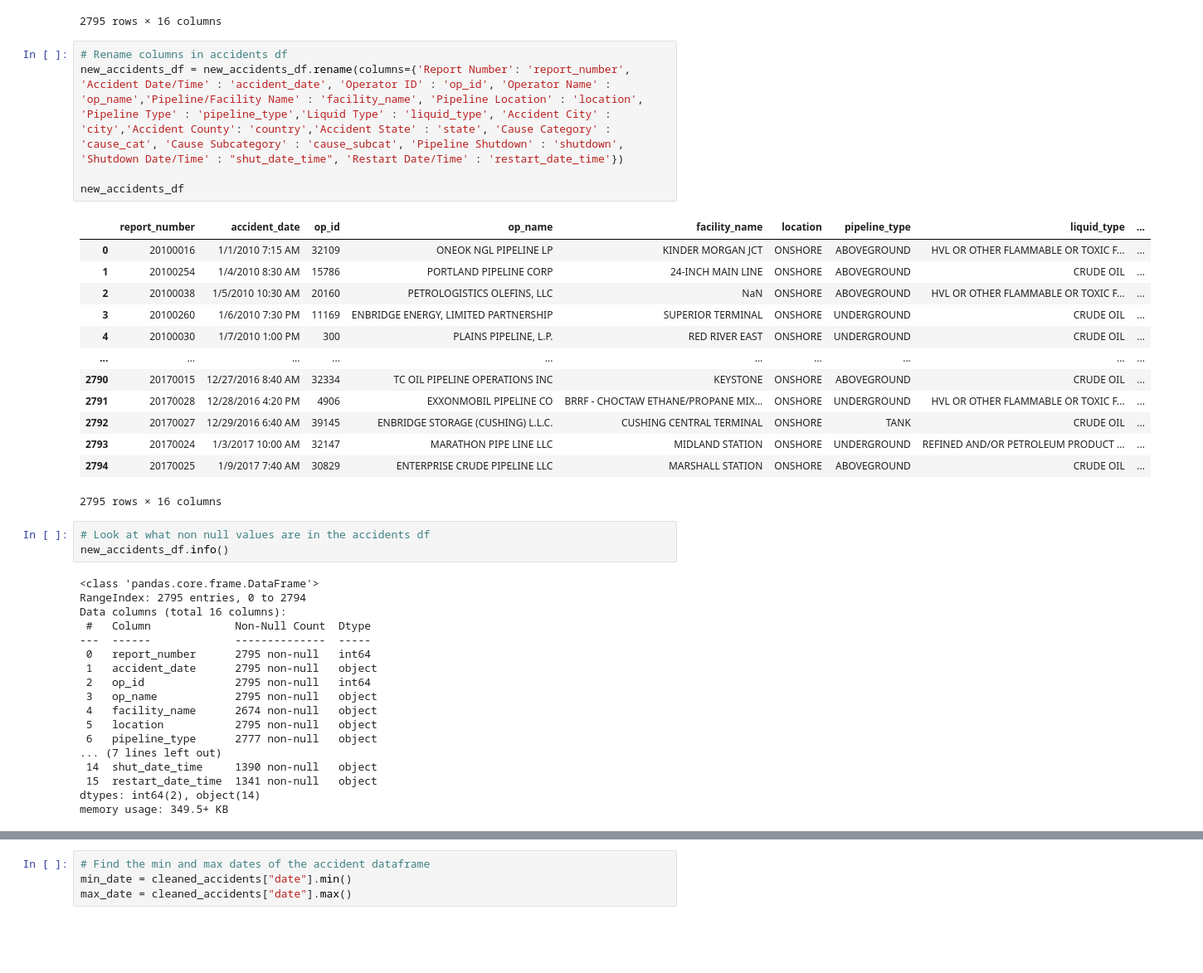
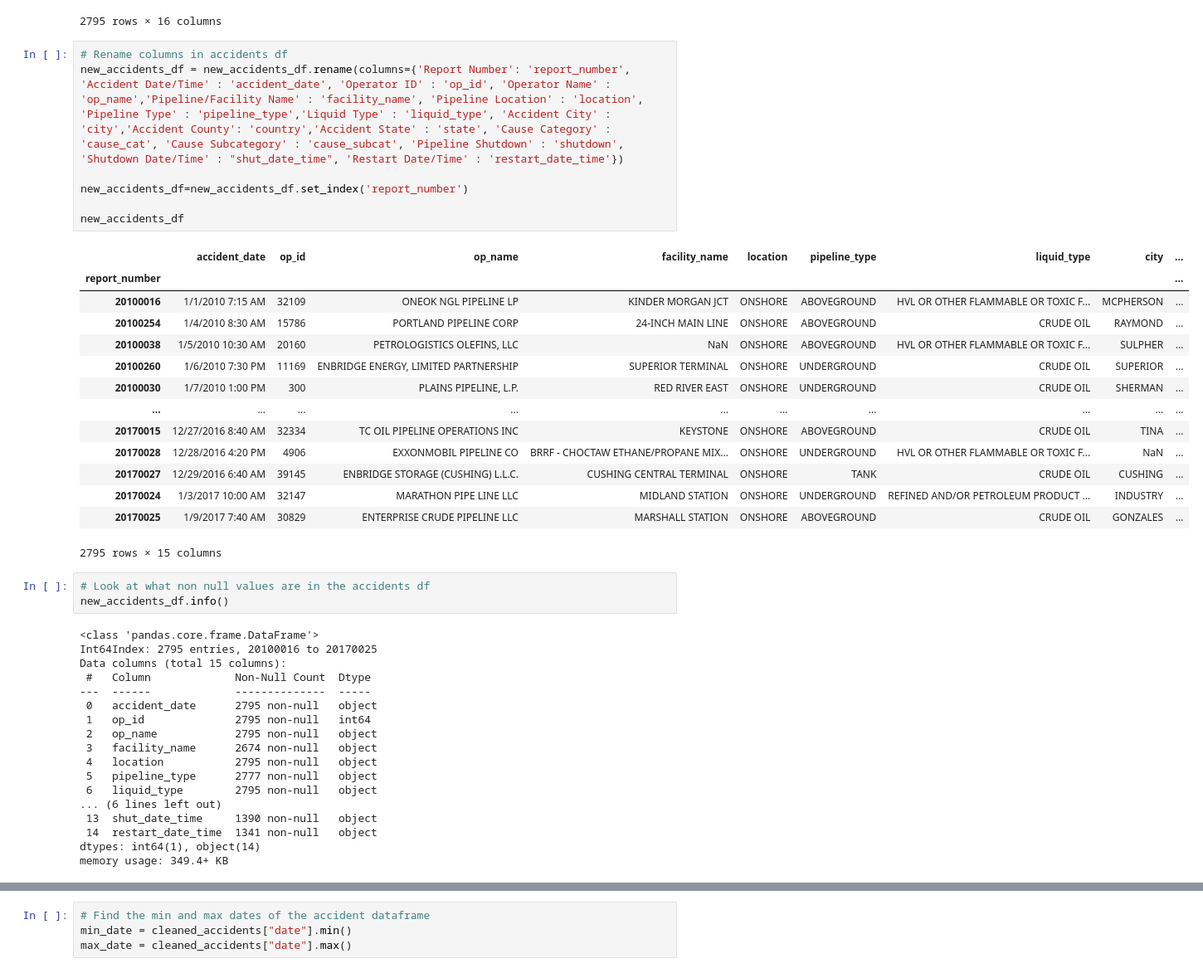
Before and after one commit to KirstieMcCown/ETL-Project, a Jupyter notebook: oil.ipynb, the cells around one changed output, grey strips where cells are left out. Shown at 83% size. Saved outputs shown, nothing was run; the diff lists cells and outputs as text; blank space fills up the shorter version.

Commit message:
Fixing some data type

```diff
--- a/oil.ipynb
+++ b/oil.ipynb
@@ -66,43 +66,46 @@ new_accidents_df
 # %%
 # Rename columns in accidents df
 new_accidents_df = new_accidents_df.rename(columns={'Report Number': 'report_number', 'Accident Date/Time' : 'accident_date', 'Operator ID' : 'op_id', 'Operator Name' : 'op_name','Pipeline/Facility Name' : 'facility_name', 'Pipeline Location' : 'location', 'Pipeline Type' : 'pipeline_type','Liquid Type' : 'liquid_type', 'Accident City' : 'city','Accident County': 'country','Accident State' : 'state', 'Cause Category' : 'cause_cat', 'Cause Subcategory' : 'cause_subcat', 'Pipeline Shutdown' : 'shutdown', 'Shutdown Date/Time' : "shut_date_time", 'Restart Date/Time' : 'restart_date_time'})
 
+new_accidents_df=new_accidents_df.set_index('report_number')
+
 new_accidents_df
 # %% [output]
-|  | report_number | accident_date | op_id | op_name | facility_name | location | pipeline_type | liquid_type | ... |
-| 0 | 20100016 | 1/1/2010 7:15 AM | 32109 | ONEOK NGL PIPELINE LP | KINDER MORGAN JCT | ONSHORE | ABOVEGROUND | HVL OR OTHER FLAMMABLE OR TOXIC F... | ... |
-| 1 | 20100254 | 1/4/2010 8:30 AM | 15786 | PORTLAND PIPELINE CORP | 24-INCH MAIN LINE | ONSHORE | ABOVEGROUND | CRUDE OIL | ... |
-| 2 | 20100038 | 1/5/2010 10:30 AM | 20160 | PETROLOGISTICS OLEFINS, LLC | NaN | ONSHORE | ABOVEGROUND | HVL OR OTHER FLAMMABLE OR TOXIC F... | ... |
-| 3 | 20100260 | 1/6/2010 7:30 PM | 11169 | ENBRIDGE ENERGY, LIMITED PARTNERSHIP | SUPERIOR TERMINAL | ONSHORE | UNDERGROUND | CRUDE OIL | ... |
-| 4 | 20100030 | 1/7/2010 1:00 PM | 300 | PLAINS PIPELINE, L.P. | RED RIVER EAST | ONSHORE | UNDERGROUND | CRUDE OIL | ... |
+|  | accident_date | op_id | op_name | facility_name | location | pipeline_type | liquid_type | city | ... |
+| report_number |  |  |  |  |  |  |  |  | ... |
+| 20100016 | 1/1/2010 7:15 AM | 32109 | ONEOK NGL PIPELINE LP | KINDER MORGAN JCT | ONSHORE | ABOVEGROUND | HVL OR OTHER FLAMMABLE OR TOXIC F... | MCPHERSON | ... |
+| 20100254 | 1/4/2010 8:30 AM | 15786 | PORTLAND PIPELINE CORP | 24-INCH MAIN LINE | ONSHORE | ABOVEGROUND | CRUDE OIL | RAYMOND | ... |
+| 20100038 | 1/5/2010 10:30 AM | 20160 | PETROLOGISTICS OLEFINS, LLC | NaN | ONSHORE | ABOVEGROUND | HVL OR OTHER FLAMMABLE OR TOXIC F... | SULPHER | ... |
+| 20100260 | 1/6/2010 7:30 PM | 11169 | ENBRIDGE ENERGY, LIMITED PARTNERSHIP | SUPERIOR TERMINAL | ONSHORE | UNDERGROUND | CRUDE OIL | SUPERIOR | ... |
+| 20100030 | 1/7/2010 1:00 PM | 300 | PLAINS PIPELINE, L.P. | RED RIVER EAST | ONSHORE | UNDERGROUND | CRUDE OIL | SHERMAN | ... |
 | ... | ... | ... | ... | ... | ... | ... | ... | ... | ... |
-| 2790 | 20170015 | 12/27/2016 8:40 AM | 32334 | TC OIL PIPELINE OPERATIONS INC | KEYSTONE | ONSHORE | ABOVEGROUND | CRUDE OIL | ... |
-| 2791 | 20170028 | 12/28/2016 4:20 PM | 4906 | EXXONMOBIL PIPELINE CO | BRRF - CHOCTAW ETHANE/PROPANE MIX... | ONSHORE | UNDERGROUND | HVL OR OTHER FLAMMABLE OR TOXIC F... | ... |
-| 2792 | 20170027 | 12/29/2016 6:40 AM | 39145 | ENBRIDGE STORAGE (CUSHING) L.L.C. | CUSHING CENTRAL TERMINAL | ONSHORE | TANK | CRUDE OIL | ... |
-| 2793 | 20170024 | 1/3/2017 10:00 AM | 32147 | MARATHON PIPE LINE LLC | MIDLAND STATION | ONSHORE | UNDERGROUND | REFINED AND/OR PETROLEUM PRODUCT ... | ... |
-| 2794 | 20170025 | 1/9/2017 7:40 AM | 30829 | ENTERPRISE CRUDE PIPELINE LLC | MARSHALL STATION | ONSHORE | ABOVEGROUND | CRUDE OIL | ... |
+| 20170015 | 12/27/2016 8:40 AM | 32334 | TC OIL PIPELINE OPERATIONS INC | KEYSTONE | ONSHORE | ABOVEGROUND | CRUDE OIL | TINA | ... |
+| 20170028 | 12/28/2016 4:20 PM | 4906 | EXXONMOBIL PIPELINE CO | BRRF - CHOCTAW ETHANE/PROPANE MIX... | ONSHORE | UNDERGROUND | HVL OR OTHER FLAMMABLE OR TOXIC F... | NaN | ... |
+| 20170027 | 12/29/2016 6:40 AM | 39145 | ENBRIDGE STORAGE (CUSHING) L.L.C. | CUSHING CENTRAL TERMINAL | ONSHORE | TANK | CRUDE OIL | CUSHING | ... |
+| 20170024 | 1/3/2017 10:00 AM | 32147 | MARATHON PIPE LINE LLC | MIDLAND STATION | ONSHORE | UNDERGROUND | REFINED AND/OR PETROLEUM PRODUCT ... | INDUSTRY | ... |
+| 20170025 | 1/9/2017 7:40 AM | 30829 | ENTERPRISE CRUDE PIPELINE LLC | MARSHALL STATION | ONSHORE | ABOVEGROUND | CRUDE OIL | GONZALES | ... |
-2795 rows × 16 columns
+2795 rows × 15 columns
 # %%
 # Look at what non null values are in the accidents df
 new_accidents_df.info()
 # %% [output]
 <class 'pandas.core.frame.DataFrame'>
-RangeIndex: 2795 entries, 0 to 2794
-Data columns (total 16 columns):
+Int64Index: 2795 entries, 20100016 to 20170025
+Data columns (total 15 columns):
  #   Column             Non-Null Count  Dtype
 ---  ------             --------------  -----
- 0   report_number      2795 non-null   int64
- 1   accident_date      2795 non-null   object
- 2   op_id              2795 non-null   int64
- 3   op_name            2795 non-null   object
- 4   facility_name      2674 non-null   object
- 5   location           2795 non-null   object
- 6   pipeline_type      2777 non-null   object
-... (7 lines left out)
- 14  shut_date_time     1390 non-null   object
- 15  restart_date_time  1341 non-null   object
-dtypes: int64(2), object(14)
-memory usage: 349.5+ KB
+ 0   accident_date      2795 non-null   object
+ 1   op_id              2795 non-null   int64
+ 2   op_name            2795 non-null   object
+ 3   facility_name      2674 non-null   object
+ 4   location           2795 non-null   object
+ 5   pipeline_type      2777 non-null   object
+ 6   liquid_type        2795 non-null   object
+... (6 lines left out)
+ 13  shut_date_time     1390 non-null   object
+ 14  restart_date_time  1341 non-null   object
+dtypes: int64(1), object(14)
+memory usage: 349.4+ KB
 # %%
 # Drop all accidents not related to crude oil
 new_accidents_df2 = new_accidents_df[new_accidents_df.liquid_type=="CRUDE OIL"]
```
Also changed, not shown: parts of 13 cells of this notebook, 3 other files.
